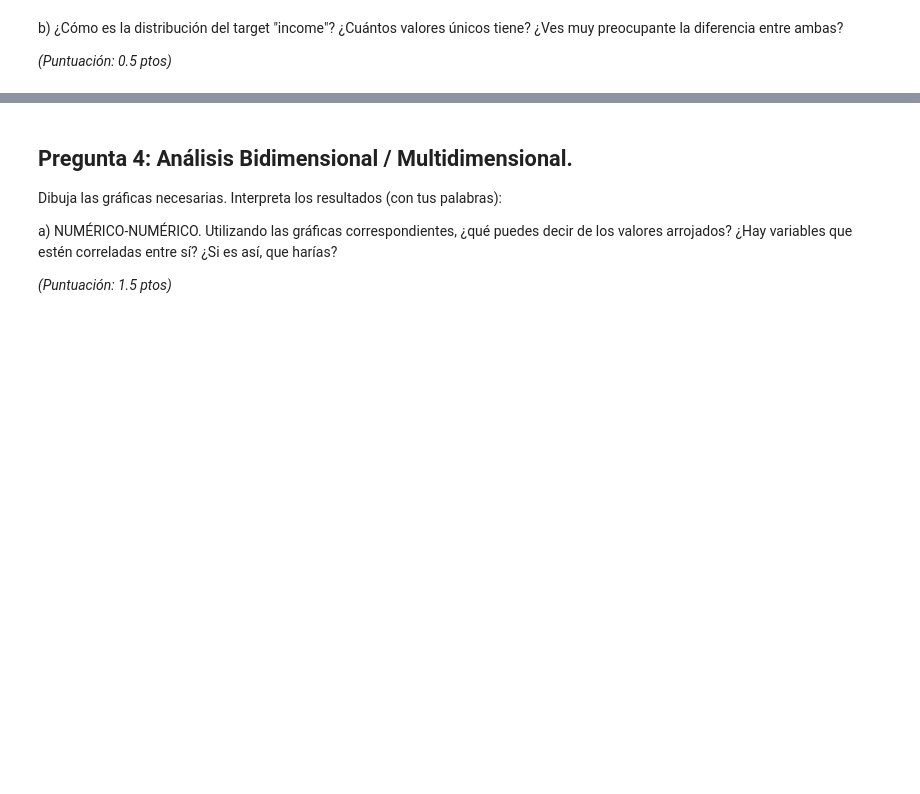
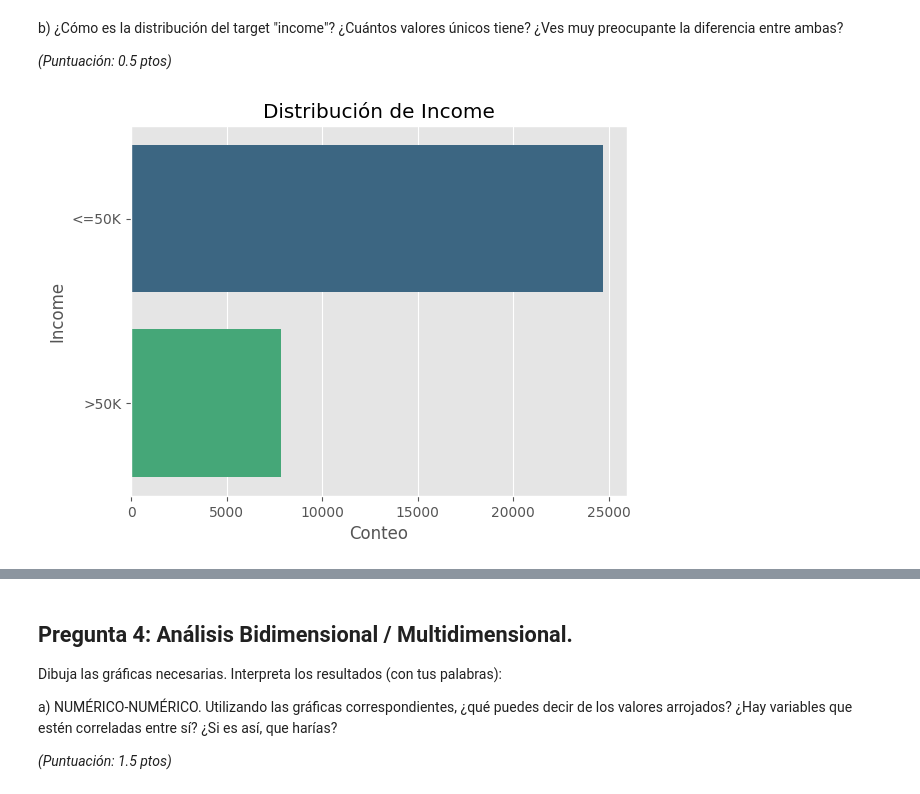
Before and after one commit to SonikoKatsura/CURSO_PARO_IA, a Jupyter notebook: Rober_IA/Modulo2/Examen_Tema_2/Examen_Modulo2.ipynb, the cells around one changed output, grey strips where cells are left out. Saved outputs shown, nothing was run; the diff lists cells and outputs as text; code cells hidden in the pictures; blank space fills up the shorter version.

```diff
--- a/Rober_IA/Modulo2/Examen_Tema_2/Examen_Modulo2.ipynb
+++ b/Rober_IA/Modulo2/Examen_Tema_2/Examen_Modulo2.ipynb
@@ -244,0 +319,3 @@ a) ¿Cómo es la distribución de cada variable categórica (excepto el target)?
+# %%
+df_adult['workclass_agrupado'] = df_adult['workclass'].replace(['State-gov', 'Local-gov', 'Federal-gov'], 'Government')
+print(df_adult['workclass_agrupado'].value_counts())
@@ -246,3 +332,11 @@ a) ¿Cómo es la distribución de cada variable categórica (excepto el target)?
 b) ¿Cómo es la distribución del target "income"? ¿Cuántos valores únicos tiene? ¿Ves muy preocupante la diferencia entre ambas?
 
 *(Puntuación: 0.5 ptos)*
+# %%
+sns.countplot(y='income', data=df_adult, order=df_adult['income'].value_counts().index, palette='viridis')
+plt.title('Distribución de Income')
+plt.xlabel('Conteo')
+plt.ylabel('Income')
+plt.show()
+# %% [output]
+[figure, added]
```
Also changed, not shown: parts of 26 cells of this notebook.
